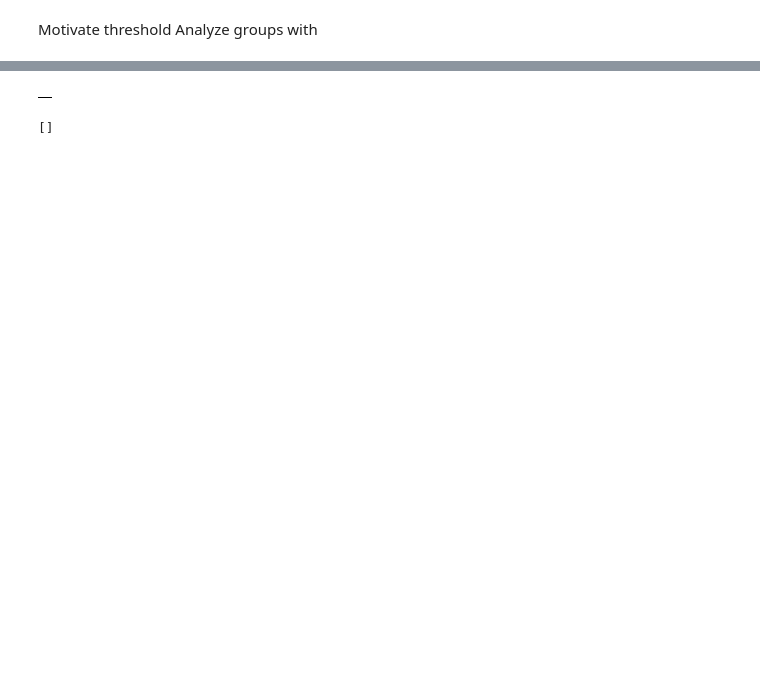
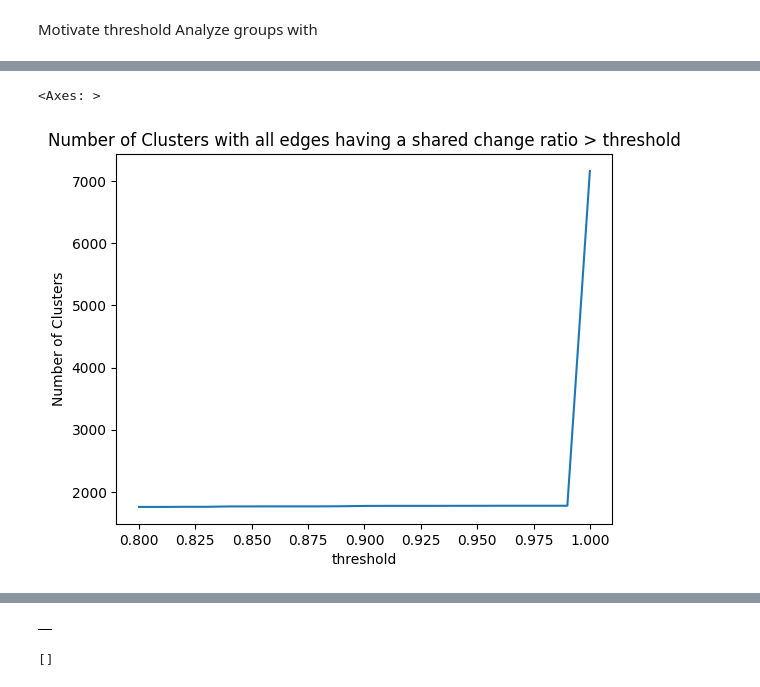
Before and after one commit to Ava-S/EKG_BPIC2014_Notebook, a Jupyter notebook: 1_2_change_cluster_analysis.ipynb, the cells around one changed output, grey strips where cells are left out. Cells and saved outputs as stored; diff of their text form; code cells hidden in the pictures; blank space fills up the shorter version.

```diff
--- a/1_2_change_cluster_analysis.ipynb
+++ b/1_2_change_cluster_analysis.ipynb
@@ -193,0 +224,11 @@ Analyze groups with
+# %%
+# Zoomed in version
+# print(results)
+ax = sns.lineplot(data={key: value for key, value in component_results.items() if key >= 0.8})
+
+plt.title('Number of Clusters with all edges having a shared change ratio > threshold', )
+ax.set(xlabel='threshold', ylabel='Number of Clusters')
+p
+# %% [output]
+<Axes: >
+[figure, added]
```
Also changed, not shown: parts of 24 cells of this notebook.
